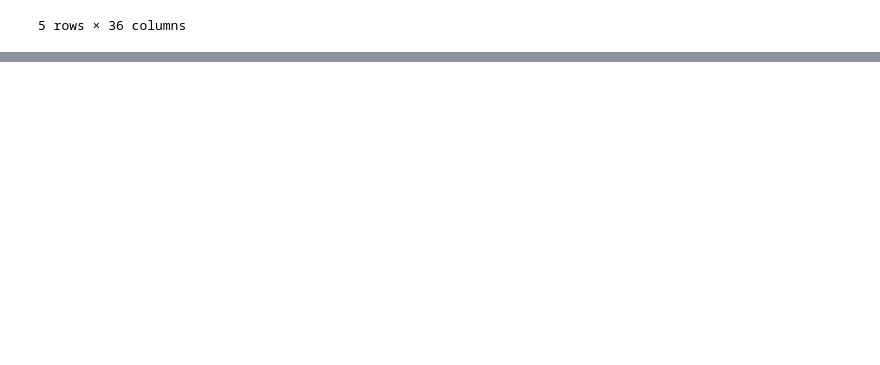
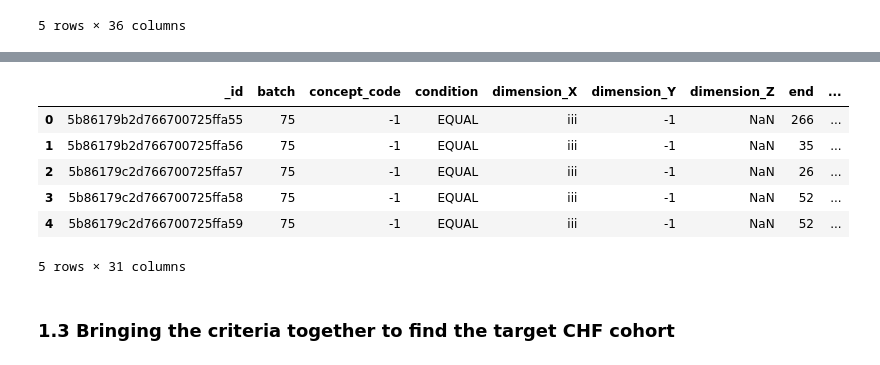
Before and after one commit to ClarityNLP/ClarityNLP, a Jupyter notebook: nlp/notebooks/cooking/Cooking with ClarityNLP - 082818.ipynb, the cells around one changed output, grey strips where cells are left out. Saved outputs shown, nothing was run; the diff lists cells and outputs as text; code cells hidden in the pictures; blank space fills up the shorter version.

```diff
--- a/nlp/notebooks/cooking/Cooking with ClarityNLP - 082818.ipynb
+++ b/nlp/notebooks/cooking/Cooking with ClarityNLP - 082818.ipynb
@@ -293,0 +352,14 @@ final_csv_df.head()
+# %%
+# view intermediate results
+inter_csv_df = pd.read_csv(intermediate_csv)
+inter_csv_df.head()
+# %% [output]
+|  | _id | batch | concept_code | condition | dimension_X | dimension_Y | dimension_Z | end | ... |
+| 0 | 5b86179b2d766700725ffa55 | 75 | -1 | EQUAL | iii | -1 | NaN | 266 | ... |
+| 1 | 5b86179b2d766700725ffa56 | 75 | -1 | EQUAL | iii | -1 | NaN | 35 | ... |
+| 2 | 5b86179c2d766700725ffa57 | 75 | -1 | EQUAL | iii | -1 | NaN | 26 | ... |
+| 3 | 5b86179c2d766700725ffa58 | 75 | -1 | EQUAL | iii | -1 | NaN | 52 | ... |
+| 4 | 5b86179c2d766700725ffa59 | 75 | -1 | EQUAL | iii | -1 | NaN | 52 | ... |
+5 rows × 31 columns
+# %% [markdown]
+### 1.3 Bringing the criteria together to find the target CHF cohort
```
Also changed, not shown: parts of 22 cells of this notebook.
